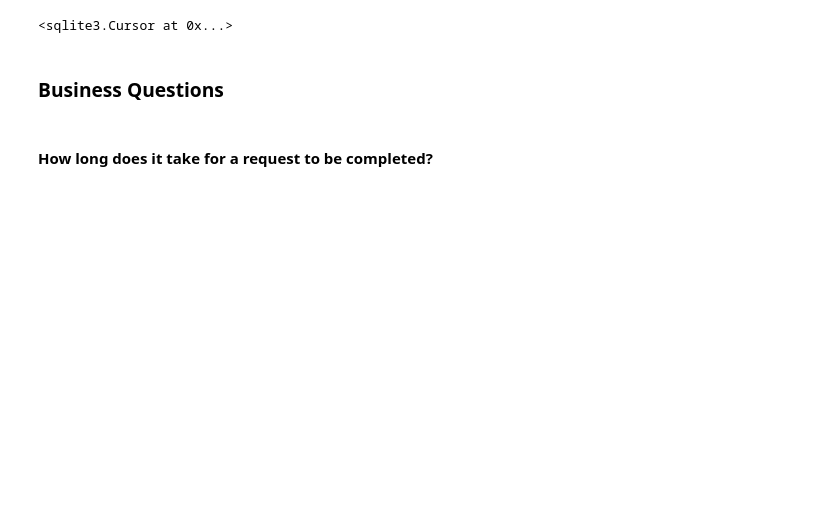
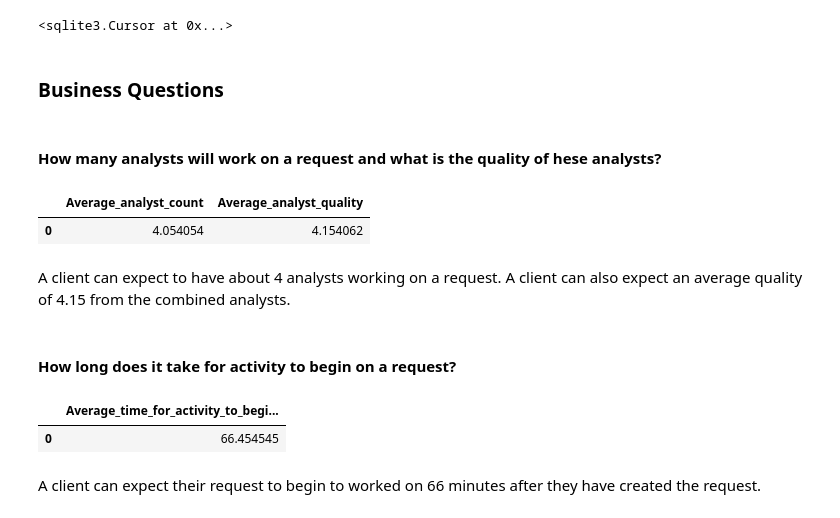
Before and after one commit to erikajane/Wonder_SQL_Task, a Jupyter notebook: Part 2 - Data Modeling.ipynb, the cells around one changed output. Saved outputs shown, nothing was run; the diff lists cells and outputs as text; code cells hidden in the pictures; blank space fills up the shorter version.

```diff
--- a/Part 2 - Data Modeling.ipynb
+++ b/Part 2 - Data Modeling.ipynb
@@ -195,5 +195,40 @@ data
 <sqlite3.Cursor at 0x...>
 # %% [markdown]
 ### Business Questions
+# %% [markdown]
+#### How many analysts will work on a request and what is the quality of hese analysts?
+# %%
+# Query Analyst_Quality Table
+
+c.execute("""SELECT AVG(Analyst_count) As Average_analyst_count, AVG(Avg_quality_Score) AS Average_analyst_quality FROM
+                (SELECT Request, COUNT(DISTINCT Job.Analyst) AS Analyst_count, AVG(Analyst_Quality.Quality_score) As Avg_quality_score
+                 FROM Job
+                 LEFT JOIN Analyst_Quality ON (Job.Event_occurred_at = Analyst_Quality.Event_occurred_at)
+                 GROUP BY Request);""")
+data = pd.DataFrame(c.fetchall())
+data.columns = [x[0] for x in c.description]
+data
+# %% [output]
+|  | Average_analyst_count | Average_analyst_quality |
+| 0 | 4.054054 | 4.154062 |
+# %% [markdown]
+A client can expect to have about 4 analysts working on a request. A client can also expect an average quality of 4.15 from the combined analysts.
 # %% [markdown]
-#### How long does it take for a request to be completed?
+#### How long does it take for activity to begin on a request?
+# %%
+c.execute('''SELECT AVG(Time_for_activity_to_begin_mins) AS Average_time_for_activity_to_begin_mins
+             FROM (
+                 (SELECT Requests.request, ((strftime('%s', MIN(Event_occurred_at)) - strftime('%s', Request_created_at))/60) AS Time_for_activity_to_begin_mins
+                  FROM Job
+                  LEFT JOIN Requests ON Job.Request = Requests.Request
+                  GROUP BY Requests.request
+                  HAVING Requests.Request_created_at >= '2017-06-21 20:15:42'
+                  ORDER BY Requests.Request_created_at));''')
+data = pd.DataFrame(c.fetchall())
+data.columns = [x[0] for x in c.description]
+data
+# %% [output]
+|  | Average_time_for_activity_to_begi... |
+| 0 | 66.454545 |
+# %% [markdown]
+A client can expect their request to begin to worked on 66 minutes after they have created the request.
```
Also changed, not shown: 2 other files.
